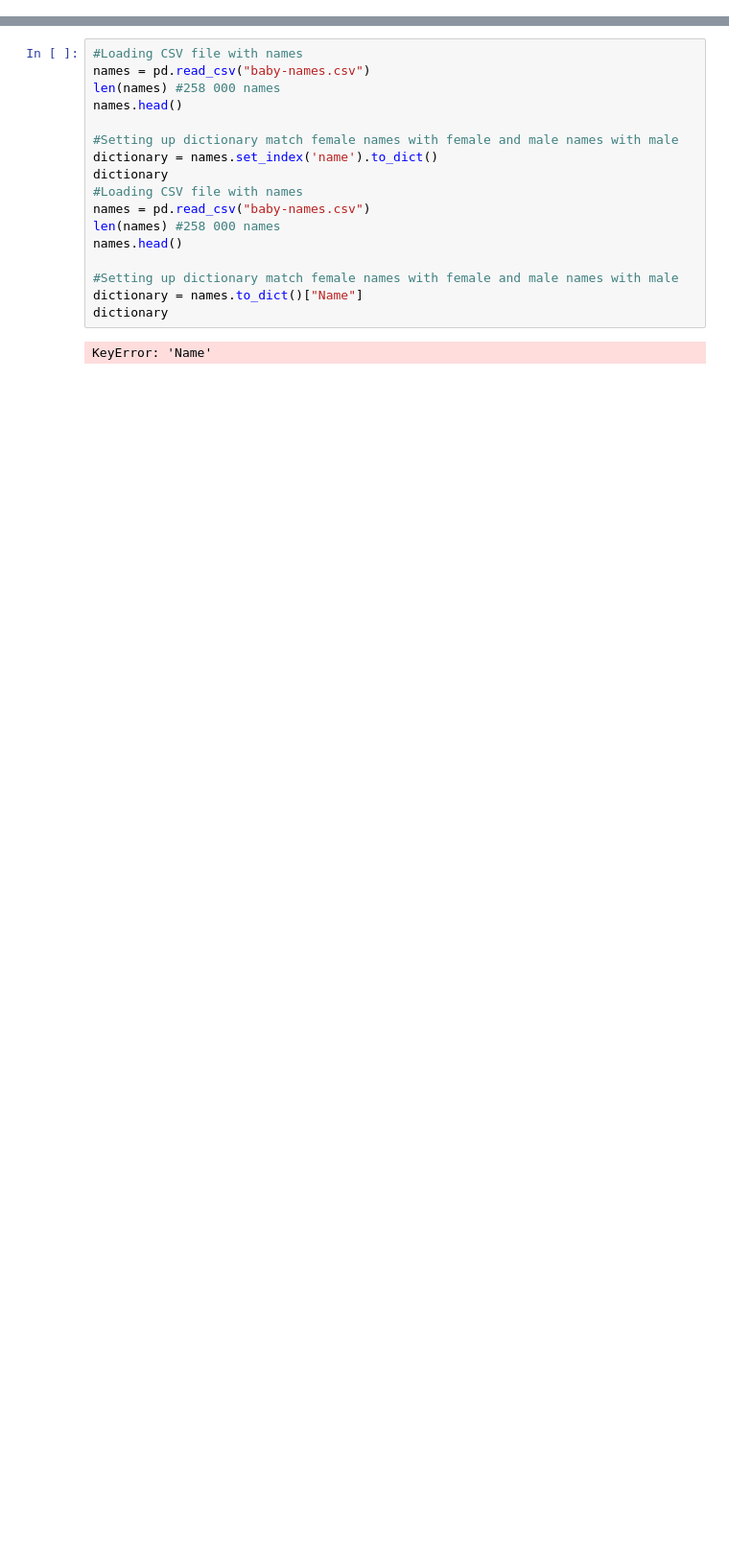
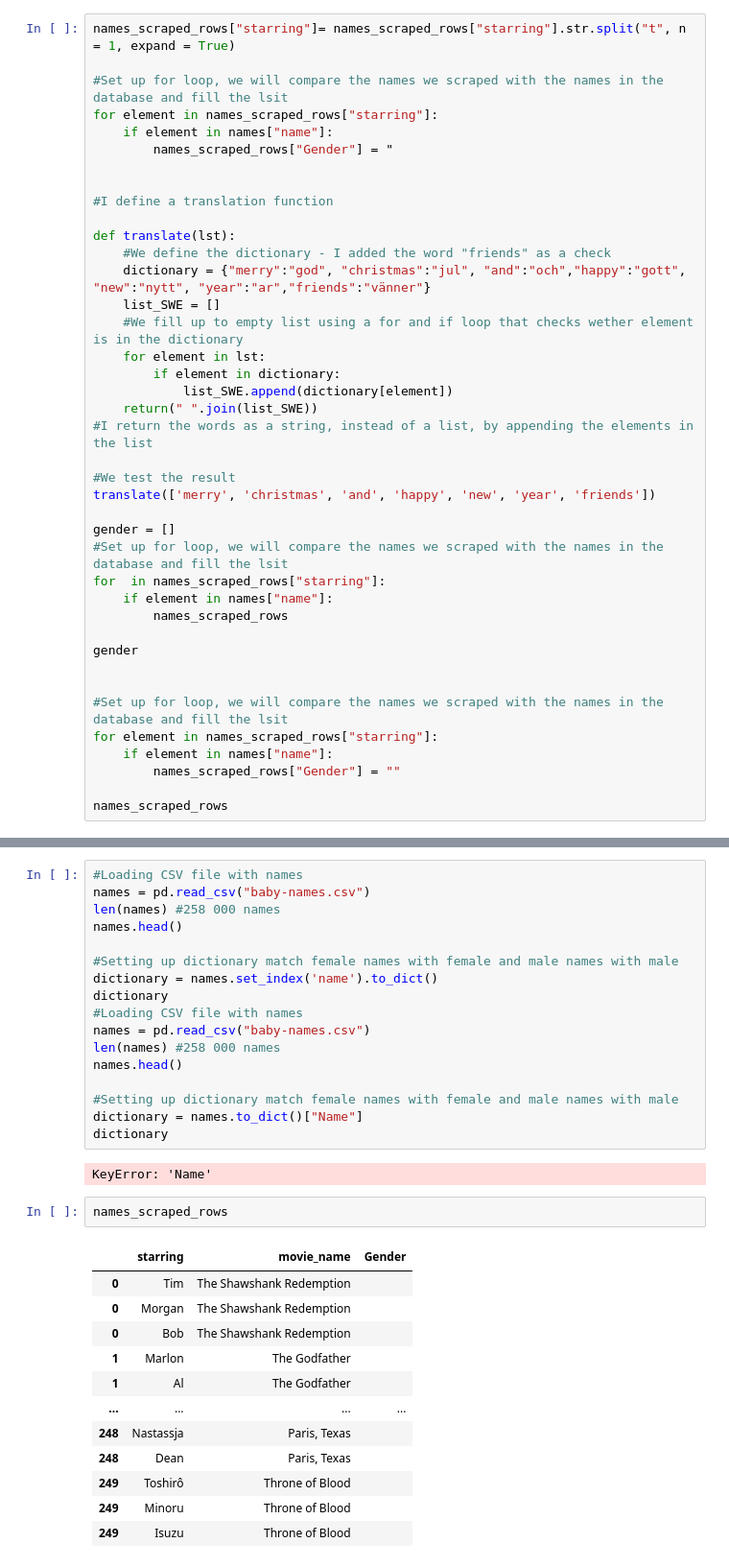
Before and after one commit to moritzdaendliker/IMDBscraper_and_analysis, a Jupyter notebook: Male female classification.ipynb, the cells around one changed output, grey strips where cells are left out. Shown at 96% size. Drawn from its saved outputs; the diff is of its cells as text; blank space fills up the shorter version.

```diff
--- a/Male female classification.ipynb
+++ b/Male female classification.ipynb
@@ -29,3 +110,43 @@ names.head()
+# %%
+names_scraped_rows["starring"]= names_scraped_rows["starring"].str.split("t", n = 1, expand = True)
+
+#Set up for loop, we will compare the names we scraped with the names in the database and fill the lsit
+for element in names_scraped_rows["starring"]:
+    if element in names["name"]:
+        names_scraped_rows["Gender"] = "
+
+
+#I define a translation function
+
+def translate(lst):
+    #We define the dictionary - I added the word "friends" as a check
+    dictionary = {"merry":"god", "christmas":"jul", "and":"och","happy":"gott", "new":"nytt", "year":"ar","friends":"vänner"}
+    list_SWE = []
+    #We fill up to empty list using a for and if loop that checks wether element is in the dictionary
+    for element in lst:
+        if element in dictionary:
+            list_SWE.append(dictionary[element])
+    return(" ".join(list_SWE))
+#I return the words as a string, instead of a list, by appending the elements in the list
+
+#We test the result
+translate(['merry', 'christmas', 'and', 'happy', 'new', 'year', 'friends'])
+
+gender = []
+#Set up for loop, we will compare the names we scraped with the names in the database and fill the lsit
+for  in names_scraped_rows["starring"]:
+    if element in names["name"]:
+        names_scraped_rows
+
+gender
+
+
+#Set up for loop, we will compare the names we scraped with the names in the database and fill the lsit
+for element in names_scraped_rows["starring"]:
+    if element in names["name"]:
+        names_scraped_rows["Gender"] = ""
+
+names_scraped_rows
 # %%
 import gender_guesser.detector as gender
 d = gender.Detector()
@@ -75,3 +202,18 @@ dictionary = names.to_dict()["Name"]
 dictionary
 # %% [output]
 KeyError: 'Name'
+# %%
+names_scraped_rows
+# %% [output]
+|  | starring | movie_name | Gender |
+| 0 | Tim | The Shawshank Redemption |  |
+| 0 | Morgan | The Shawshank Redemption |  |
+| 0 | Bob | The Shawshank Redemption |  |
+| 1 | Marlon | The Godfather |  |
+| 1 | Al | The Godfather |  |
+| ... | ... | ... | ... |
+| 248 | Nastassja | Paris, Texas |  |
+| 248 | Dean | Paris, Texas |  |
+| 249 | Toshirô | Throne of Blood |  |
+| 249 | Minoru | Throne of Blood |  |
+| 249 | Isuzu | Throne of Blood |  |
```
Also changed, not shown: parts of 6 cells of this notebook, 2 other files.
